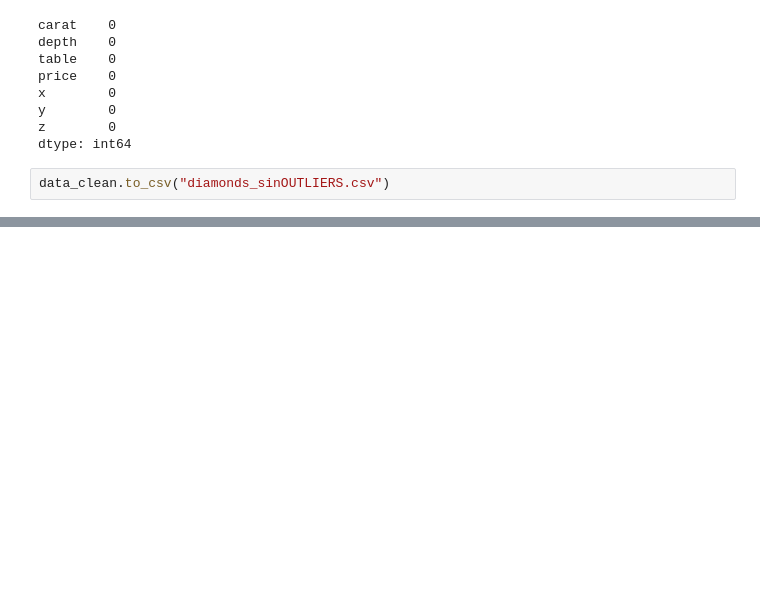
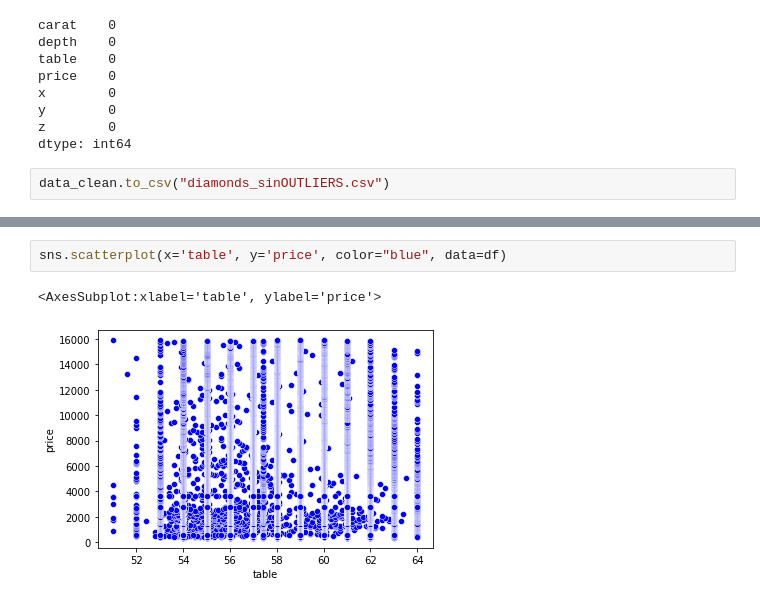
Before and after one commit to ManuelCarCas/Actividad1.Gesti-n, a Jupyter notebook: ACTIVIDAD1.IPYNB, the cells around one changed output, grey strips where cells are left out. Cells and saved outputs as stored; diff of their text form; blank space fills up the shorter version.

```diff
--- a/ACTIVIDAD1.IPYNB
+++ b/ACTIVIDAD1.IPYNB
@@ -195,0 +434,5 @@ data_clean.to_csv("diamonds_sinOUTLIERS.csv")
+# %%
+sns.scatterplot(x='table', y='price', color="blue", data=df)
+# %% [output]
+<AxesSubplot:xlabel='table', ylabel='price'>
+[figure, added]
```
Also changed, not shown: parts of 63 cells of this notebook.
